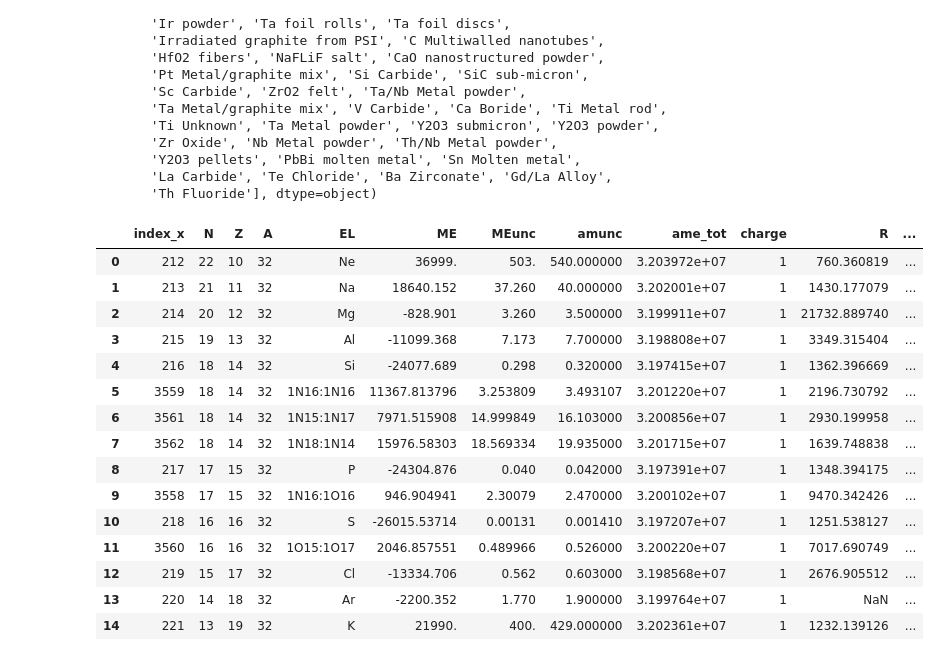
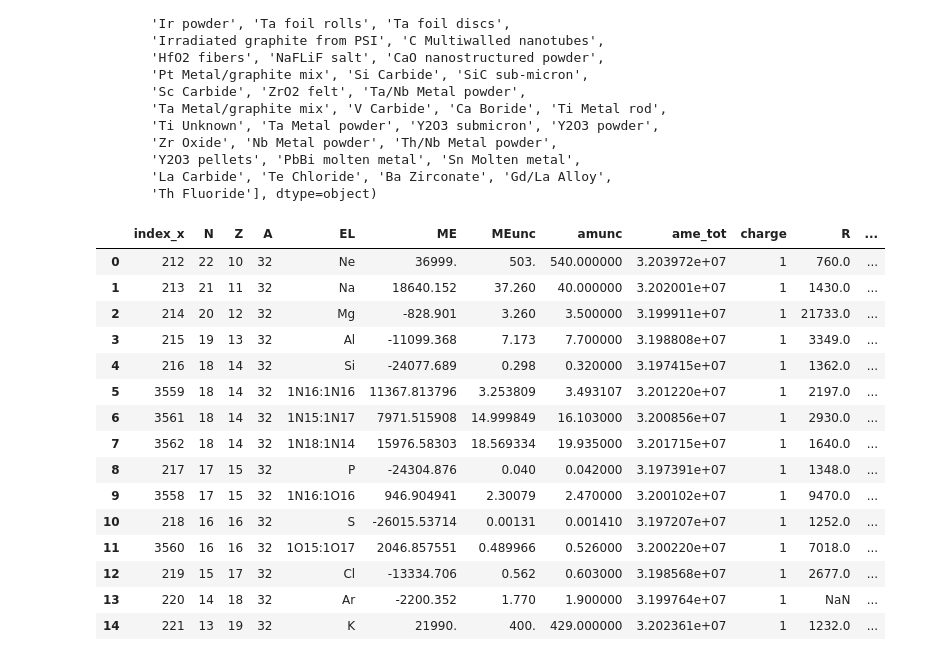
Before and after one commit to DinkoAtanasov/MassContaminant, a Jupyter notebook: calc_separation_iso-yield.ipynb, the cells around one changed output. Cells and saved outputs as stored; diff of their text form; code cells hidden in the pictures.

```diff
--- a/calc_separation_iso-yield.ipynb
+++ b/calc_separation_iso-yield.ipynb
@@ -45,7 +45,7 @@ def resolving_power(series: pd.Series, el: str, am: int) -> pd.Series:
         lightest = series['ame_tot'].min()
     new_column = lightest / np.abs(series['ame_tot'] - lightest)
     # print(new_column)
-    return new_column
+    return np.around(new_column, 0)
 # %%
 def gauss(x: NDArray, mu: float, sigma: float) -> NDArray:
     z = (x - mu) / sigma
@@ -150,28 +150,29 @@ array(['U Carbide', 'ZrO2 fibers', 'TiOx fibers',
 # %%
 ame_sel = ame_table[ame_table['A'] == 32].copy(deep=True).reset_index()
 target = 'CaO nanostructured powder'
 condition = (iso_df['TARGET_NAME'] == target) & (iso_df['A'] == 32)
 sel = iso_df[condition].copy(deep=True).reset_index()
 
 result = pd.merge(ame_sel, sel, how="outer", on=["Z", "A"])
+result['INTENSITY'].fillna(0, inplace=True)
 result
 # %% [output]
 |  | index_x | N | Z | A | EL | ME | MEunc | amunc | ame_tot | charge | R | ... |
-| 0 | 212 | 22 | 10 | 32 | Ne | 36999. | 503. | 540.000000 | 3.203972e+07 | 1 | 760.360819 | ... |
-| 1 | 213 | 21 | 11 | 32 | Na | 18640.152 | 37.260 | 40.000000 | 3.202001e+07 | 1 | 1430.177079 | ... |
-| 2 | 214 | 20 | 12 | 32 | Mg | -828.901 | 3.260 | 3.500000 | 3.199911e+07 | 1 | 21732.889740 | ... |
-| 3 | 215 | 19 | 13 | 32 | Al | -11099.368 | 7.173 | 7.700000 | 3.198808e+07 | 1 | 3349.315404 | ... |
-| 4 | 216 | 18 | 14 | 32 | Si | -24077.689 | 0.298 | 0.320000 | 3.197415e+07 | 1 | 1362.396669 | ... |
-| 5 | 3559 | 18 | 14 | 32 | 1N16:1N16 | 11367.813796 | 3.253809 | 3.493107 | 3.201220e+07 | 1 | 2196.730792 | ... |
-| 6 | 3561 | 18 | 14 | 32 | 1N15:1N17 | 7971.515908 | 14.999849 | 16.103000 | 3.200856e+07 | 1 | 2930.199958 | ... |
-| 7 | 3562 | 18 | 14 | 32 | 1N18:1N14 | 15976.58303 | 18.569334 | 19.935000 | 3.201715e+07 | 1 | 1639.748838 | ... |
-| 8 | 217 | 17 | 15 | 32 | P | -24304.876 | 0.040 | 0.042000 | 3.197391e+07 | 1 | 1348.394175 | ... |
-| 9 | 3558 | 17 | 15 | 32 | 1N16:1O16 | 946.904941 | 2.30079 | 2.470000 | 3.200102e+07 | 1 | 9470.342426 | ... |
-| 10 | 218 | 16 | 16 | 32 | S | -26015.53714 | 0.00131 | 0.001410 | 3.197207e+07 | 1 | 1251.538127 | ... |
-| 11 | 3560 | 16 | 16 | 32 | 1O15:1O17 | 2046.857551 | 0.489966 | 0.526000 | 3.200220e+07 | 1 | 7017.690749 | ... |
-| 12 | 219 | 15 | 17 | 32 | Cl | -13334.706 | 0.562 | 0.603000 | 3.198568e+07 | 1 | 2676.905512 | ... |
+| 0 | 212 | 22 | 10 | 32 | Ne | 36999. | 503. | 540.000000 | 3.203972e+07 | 1 | 760.0 | ... |
+| 1 | 213 | 21 | 11 | 32 | Na | 18640.152 | 37.260 | 40.000000 | 3.202001e+07 | 1 | 1430.0 | ... |
+| 2 | 214 | 20 | 12 | 32 | Mg | -828.901 | 3.260 | 3.500000 | 3.199911e+07 | 1 | 21733.0 | ... |
+| 3 | 215 | 19 | 13 | 32 | Al | -11099.368 | 7.173 | 7.700000 | 3.198808e+07 | 1 | 3349.0 | ... |
+| 4 | 216 | 18 | 14 | 32 | Si | -24077.689 | 0.298 | 0.320000 | 3.197415e+07 | 1 | 1362.0 | ... |
+| 5 | 3559 | 18 | 14 | 32 | 1N16:1N16 | 11367.813796 | 3.253809 | 3.493107 | 3.201220e+07 | 1 | 2197.0 | ... |
+| 6 | 3561 | 18 | 14 | 32 | 1N15:1N17 | 7971.515908 | 14.999849 | 16.103000 | 3.200856e+07 | 1 | 2930.0 | ... |
+| 7 | 3562 | 18 | 14 | 32 | 1N18:1N14 | 15976.58303 | 18.569334 | 19.935000 | 3.201715e+07 | 1 | 1640.0 | ... |
+| 8 | 217 | 17 | 15 | 32 | P | -24304.876 | 0.040 | 0.042000 | 3.197391e+07 | 1 | 1348.0 | ... |
+| 9 | 3558 | 17 | 15 | 32 | 1N16:1O16 | 946.904941 | 2.30079 | 2.470000 | 3.200102e+07 | 1 | 9470.0 | ... |
+| 10 | 218 | 16 | 16 | 32 | S | -26015.53714 | 0.00131 | 0.001410 | 3.197207e+07 | 1 | 1252.0 | ... |
+| 11 | 3560 | 16 | 16 | 32 | 1O15:1O17 | 2046.857551 | 0.489966 | 0.526000 | 3.200220e+07 | 1 | 7018.0 | ... |
+| 12 | 219 | 15 | 17 | 32 | Cl | -13334.706 | 0.562 | 0.603000 | 3.198568e+07 | 1 | 2677.0 | ... |
 | 13 | 220 | 14 | 18 | 32 | Ar | -2200.352 | 1.770 | 1.900000 | 3.199764e+07 | 1 | NaN | ... |
-| 14 | 221 | 13 | 19 | 32 | K | 21990. | 400. | 429.000000 | 3.202361e+07 | 1 | 1232.139126 | ... |
+| 14 | 221 | 13 | 19 | 32 | K | 21990. | 400. | 429.000000 | 3.202361e+07 | 1 | 1232.0 | ... |
 # %%
 # ==============================================================================
 # Beam initial conditions (i.e. focal plane of the magnet system)
```
Also changed, not shown: parts of 6 cells of this notebook.
